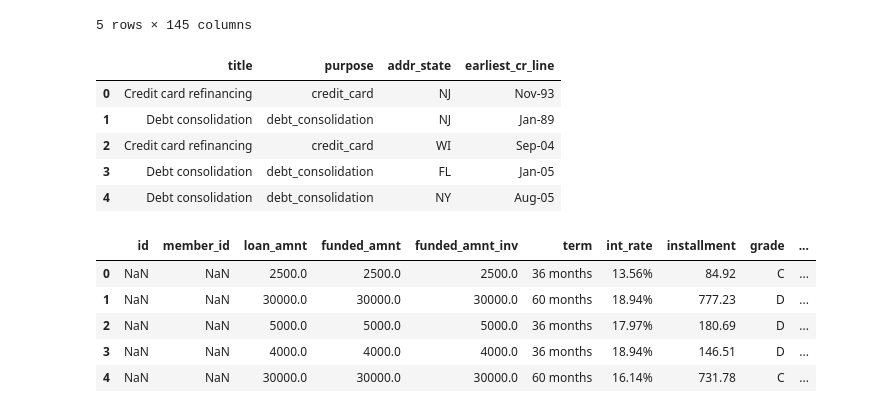
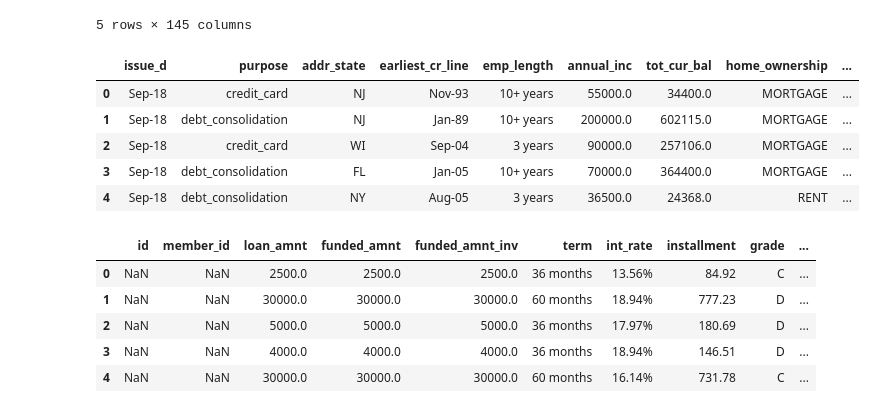
Before and after one commit to Ironbark427/Team-1, a Jupyter notebook: Debt_Consolidation.ipynb, the cells around one changed output. Drawn from its saved outputs; the diff is of its cells as text; code cells hidden in the pictures.

```diff
--- a/Debt_Consolidation.ipynb
+++ b/Debt_Consolidation.ipynb
@@ -72,5 +86,5 @@ debt_column2.head()
 # %%
-csv_path = "data/LoanStats_2018Q3.csv"
+csv_path = "LoanStats_2018Q3.csv"
 # %%
 consol_debtQ3 = pd.read_csv(csv_path, encoding="utf-8", low_memory=False, skipinitialspace=True)
 consol_debtQ3.head()
@@ -83,13 +97,14 @@ consol_debtQ3.head()
 | 4 | NaN | NaN | 12000.0 | 12000.0 | 12000.0 | 36 months | 8.46% | 378.59 | A | ... |
 5 rows × 145 columns
 # %%
-debt_column3 = consol_debtQ3[["title", "purpose", "addr_state", "earliest_cr_line"]]
+debt_column3 = consol_debtQ3[["issue_d", "purpose", "addr_state", "earliest_cr_line", "emp_length","annual_inc", "tot_cur_bal",
+                            "home_ownership", "int_rate"]]
 debt_column3.head()
 # %% [output]
-|  | title | purpose | addr_state | earliest_cr_line |
-| 0 | Credit card refinancing | credit_card | NJ | Nov-93 |
-| 1 | Debt consolidation | debt_consolidation | NJ | Jan-89 |
-| 2 | Credit card refinancing | credit_card | WI | Sep-04 |
-| 3 | Debt consolidation | debt_consolidation | FL | Jan-05 |
-| 4 | Debt consolidation | debt_consolidation | NY | Aug-05 |
+|  | issue_d | purpose | addr_state | earliest_cr_line | emp_length | annual_inc | tot_cur_bal | home_ownership | ... |
+| 0 | Sep-18 | credit_card | NJ | Nov-93 | 10+ years | 55000.0 | 34400.0 | MORTGAGE | ... |
+| 1 | Sep-18 | debt_consolidation | NJ | Jan-89 | 10+ years | 200000.0 | 602115.0 | MORTGAGE | ... |
+| 2 | Sep-18 | credit_card | WI | Sep-04 | 3 years | 90000.0 | 257106.0 | MORTGAGE | ... |
+| 3 | Sep-18 | debt_consolidation | FL | Jan-05 | 10+ years | 70000.0 | 364400.0 | MORTGAGE | ... |
+| 4 | Sep-18 | debt_consolidation | NY | Aug-05 | 3 years | 36500.0 | 24368.0 | RENT | ... |
 # %%
```
Also changed, not shown: parts of 21 cells of this notebook.
